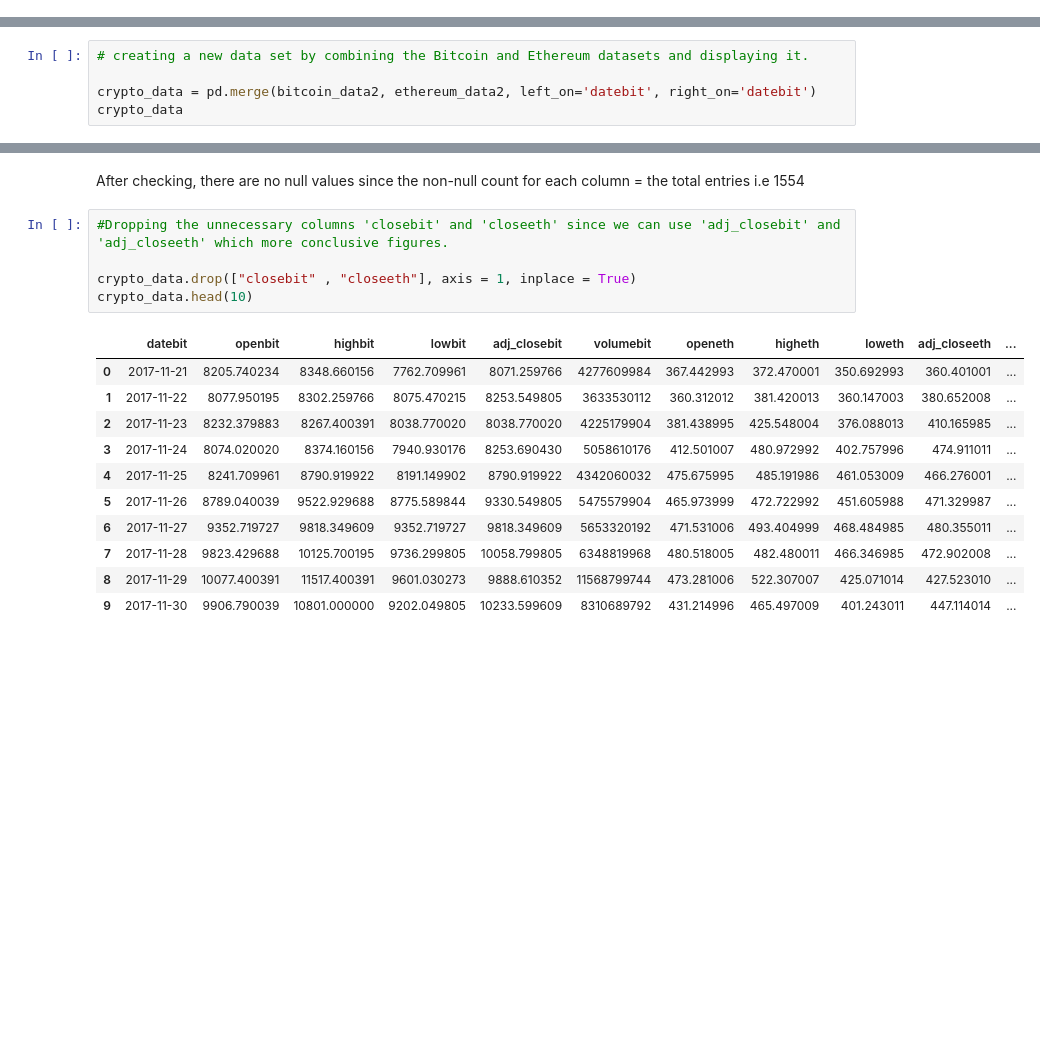
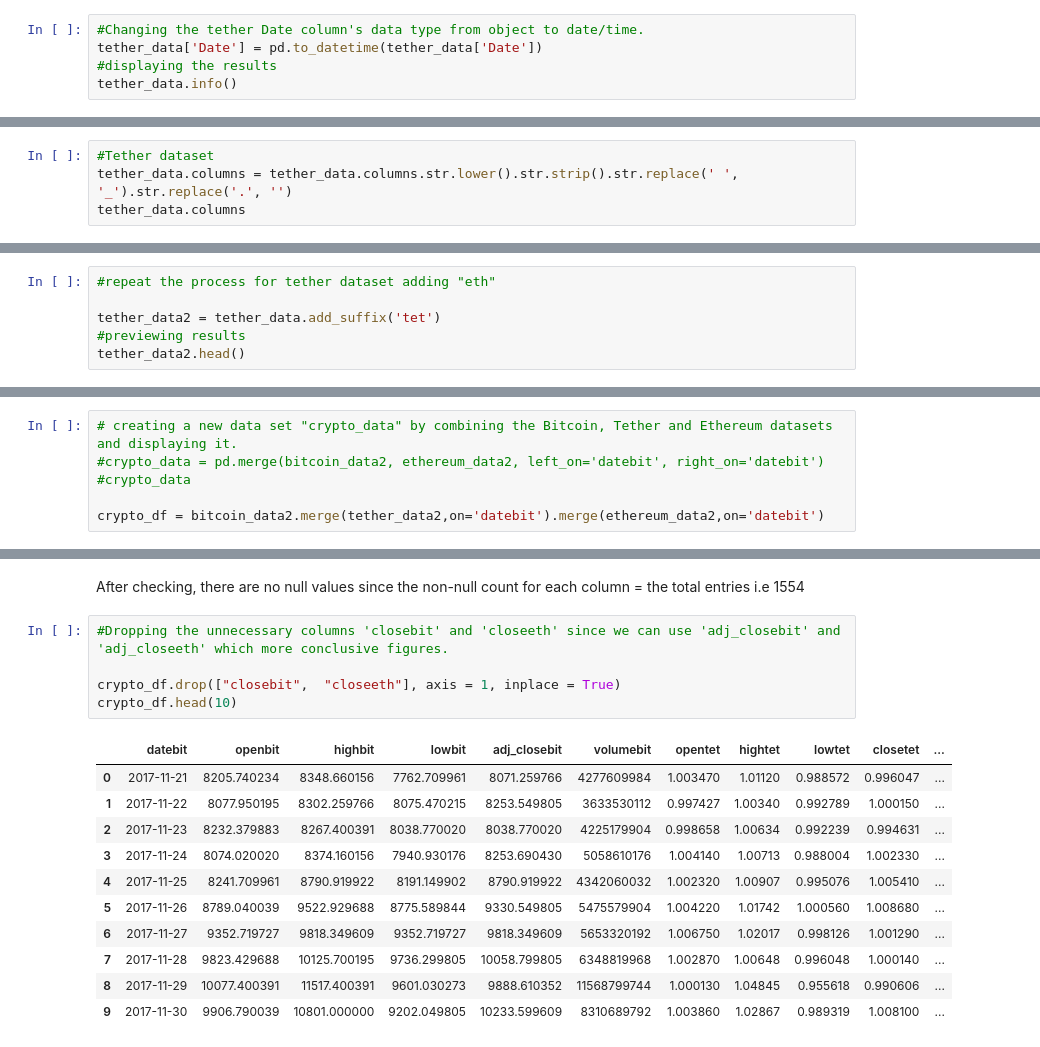
Before and after one commit to DaveChui/ANALYSIS-OF-BITCOIN-AND-ETHERIUM-CRYPTOCURRENCY, a Jupyter notebook: DS14_GROUP_IV_PROJECT_2022_02_CRYPTO_ANALYSIS.ipynb, the cells around one changed output, grey strips where cells are left out. Drawn from its saved outputs; the diff is of its cells as text; blank space fills up the shorter version.

```diff
--- a/DS14_GROUP_IV_PROJECT_2022_02_CRYPTO_ANALYSIS.ipynb
+++ b/DS14_GROUP_IV_PROJECT_2022_02_CRYPTO_ANALYSIS.ipynb
@@ -152,3 +139,8 @@ Data columns (total 7 columns):
  6   Volume     1554 non-null   int64
 dtypes: datetime64[ns](1), float64(5), int64(1)
 memory usage: 85.1 KB
+# %%
+#Changing the tether Date column's data type from object to date/time.
+tether_data['Date'] = pd.to_datetime(tether_data['Date'])
+#displaying the results
+tether_data.info()
@@ -168,3 +175,7 @@ ethereum_data.columns = ethereum_data.columns.str.lower().str.strip().str.replac
 ethereum_data.columns
 # %% [output]
 Index(['date', 'open', 'high', 'low', 'close', 'adj_close', 'volume'], dtype='object')
+# %%
+#Tether dataset
+tether_data.columns = tether_data.columns.str.lower().str.strip().str.replace(' ', '_').str.replace('.', '')
+tether_data.columns
@@ -196,0 +210,6 @@ ethereum_data2.head()
+# %%
+#repeat the process for tether dataset adding "eth"
+
+tether_data2 = tether_data.add_suffix('tet')
+#previewing results
+tether_data2.head()
@@ -217,7 +256,8 @@ ethereum_data2
 # %% [markdown]
 #Merging the datasets
 # %%
-# creating a new data set by combining the Bitcoin and Ethereum datasets and displaying it.
+# creating a new data set "crypto_data" by combining the Bitcoin, Tether and Ethereum datasets and displaying it.
+#crypto_data = pd.merge(bitcoin_data2, ethereum_data2, left_on='datebit', right_on='datebit')
+#crypto_data
 
-crypto_data = pd.merge(bitcoin_data2, ethereum_data2, left_on='datebit', right_on='datebit')
-crypto_data
+crypto_df = bitcoin_data2.merge(tether_data2,on='datebit').merge(ethereum_data2,on='datebit')
@@ -264,19 +287,19 @@ After checking, there are no null values since the non-null count for each colum
 # %%
 #Dropping the unnecessary columns 'closebit' and 'closeeth' since we can use 'adj_closebit' and 'adj_closeeth' which more conclusive figures.
 
-crypto_data.drop(["closebit" , "closeeth"], axis = 1, inplace = True)
-crypto_data.head(10)
+crypto_df.drop(["closebit",  "closeeth"], axis = 1, inplace = True)
+crypto_df.head(10)
 # %% [output]
-|  | datebit | openbit | highbit | lowbit | adj_closebit | volumebit | openeth | higheth | loweth | adj_closeeth | ... |
-| 0 | 2017-11-21 | 8205.740234 | 8348.660156 | 7762.709961 | 8071.259766 | 4277609984 | 367.442993 | 372.470001 | 350.692993 | 360.401001 | ... |
-| 1 | 2017-11-22 | 8077.950195 | 8302.259766 | 8075.470215 | 8253.549805 | 3633530112 | 360.312012 | 381.420013 | 360.147003 | 380.652008 | ... |
-| 2 | 2017-11-23 | 8232.379883 | 8267.400391 | 8038.770020 | 8038.770020 | 4225179904 | 381.438995 | 425.548004 | 376.088013 | 410.165985 | ... |
-| 3 | 2017-11-24 | 8074.020020 | 8374.160156 | 7940.930176 | 8253.690430 | 5058610176 | 412.501007 | 480.972992 | 402.757996 | 474.911011 | ... |
-| 4 | 2017-11-25 | 8241.709961 | 8790.919922 | 8191.149902 | 8790.919922 | 4342060032 | 475.675995 | 485.191986 | 461.053009 | 466.276001 | ... |
-| 5 | 2017-11-26 | 8789.040039 | 9522.929688 | 8775.589844 | 9330.549805 | 5475579904 | 465.973999 | 472.722992 | 451.605988 | 471.329987 | ... |
-| 6 | 2017-11-27 | 9352.719727 | 9818.349609 | 9352.719727 | 9818.349609 | 5653320192 | 471.531006 | 493.404999 | 468.484985 | 480.355011 | ... |
-| 7 | 2017-11-28 | 9823.429688 | 10125.700195 | 9736.299805 | 10058.799805 | 6348819968 | 480.518005 | 482.480011 | 466.346985 | 472.902008 | ... |
-| 8 | 2017-11-29 | 10077.400391 | 11517.400391 | 9601.030273 | 9888.610352 | 11568799744 | 473.281006 | 522.307007 | 425.071014 | 427.523010 | ... |
-| 9 | 2017-11-30 | 9906.790039 | 10801.000000 | 9202.049805 | 10233.599609 | 8310689792 | 431.214996 | 465.497009 | 401.243011 | 447.114014 | ... |
+|  | datebit | openbit | highbit | lowbit | adj_closebit | volumebit | opentet | hightet | lowtet | closetet | ... |
+| 0 | 2017-11-21 | 8205.740234 | 8348.660156 | 7762.709961 | 8071.259766 | 4277609984 | 1.003470 | 1.01120 | 0.988572 | 0.996047 | ... |
+| 1 | 2017-11-22 | 8077.950195 | 8302.259766 | 8075.470215 | 8253.549805 | 3633530112 | 0.997427 | 1.00340 | 0.992789 | 1.000150 | ... |
+| 2 | 2017-11-23 | 8232.379883 | 8267.400391 | 8038.770020 | 8038.770020 | 4225179904 | 0.998658 | 1.00634 | 0.992239 | 0.994631 | ... |
+| 3 | 2017-11-24 | 8074.020020 | 8374.160156 | 7940.930176 | 8253.690430 | 5058610176 | 1.004140 | 1.00713 | 0.988004 | 1.002330 | ... |
+| 4 | 2017-11-25 | 8241.709961 | 8790.919922 | 8191.149902 | 8790.919922 | 4342060032 | 1.002320 | 1.00907 | 0.995076 | 1.005410 | ... |
+| 5 | 2017-11-26 | 8789.040039 | 9522.929688 | 8775.589844 | 9330.549805 | 5475579904 | 1.004220 | 1.01742 | 1.000560 | 1.008680 | ... |
+| 6 | 2017-11-27 | 9352.719727 | 9818.349609 | 9352.719727 | 9818.349609 | 5653320192 | 1.006750 | 1.02017 | 0.998126 | 1.001290 | ... |
+| 7 | 2017-11-28 | 9823.429688 | 10125.700195 | 9736.299805 | 10058.799805 | 6348819968 | 1.002870 | 1.00648 | 0.996048 | 1.000140 | ... |
+| 8 | 2017-11-29 | 10077.400391 | 11517.400391 | 9601.030273 | 9888.610352 | 11568799744 | 1.000130 | 1.04845 | 0.955618 | 0.990606 | ... |
+| 9 | 2017-11-30 | 9906.790039 | 10801.000000 | 9202.049805 | 10233.599609 | 8310689792 | 1.003860 | 1.02867 | 0.989319 | 1.008100 | ... |
 # %%
 #Check Consistency and remove duplicated date records
```
Also changed, not shown: parts of 81 cells of this notebook.
